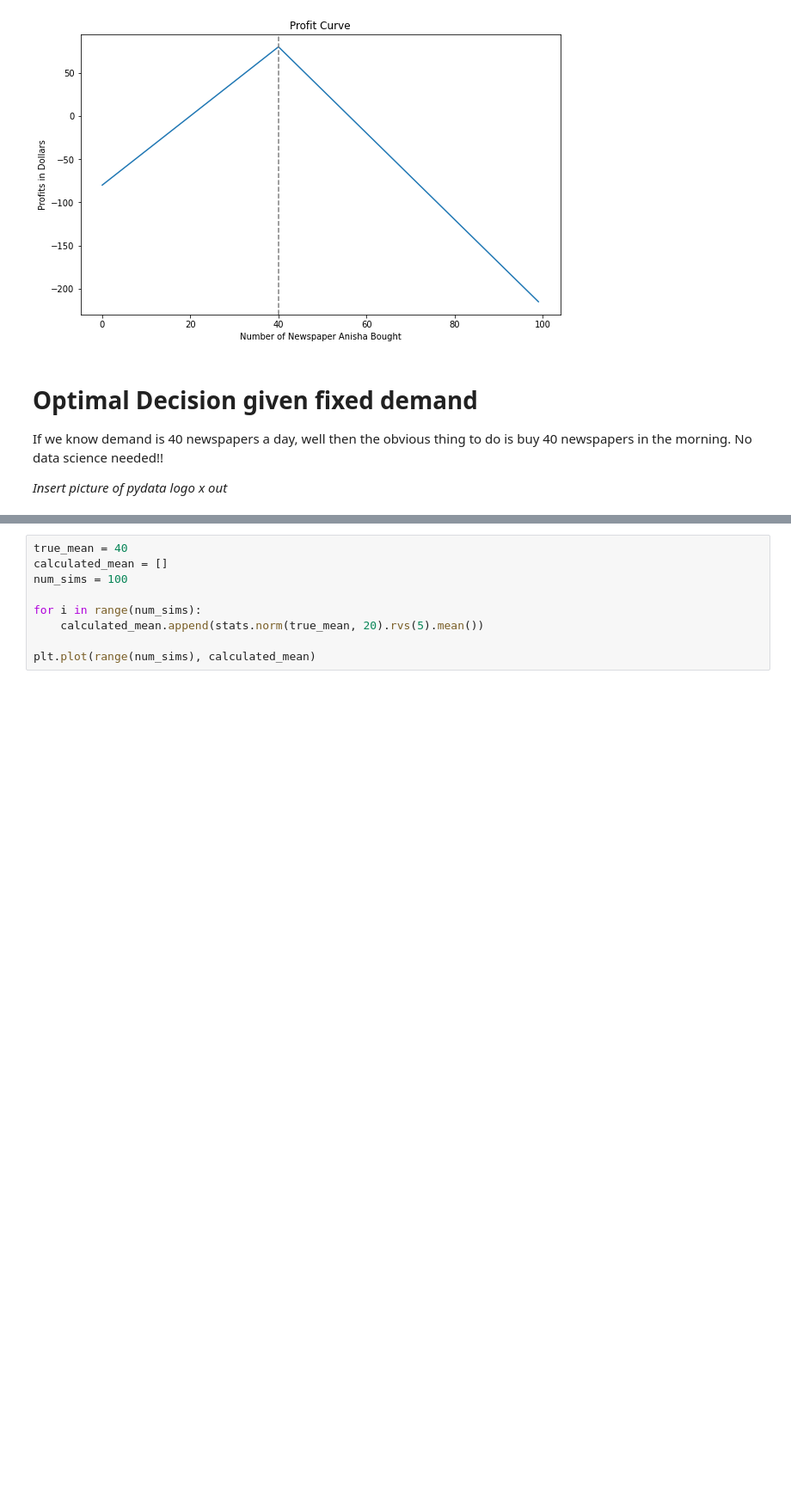
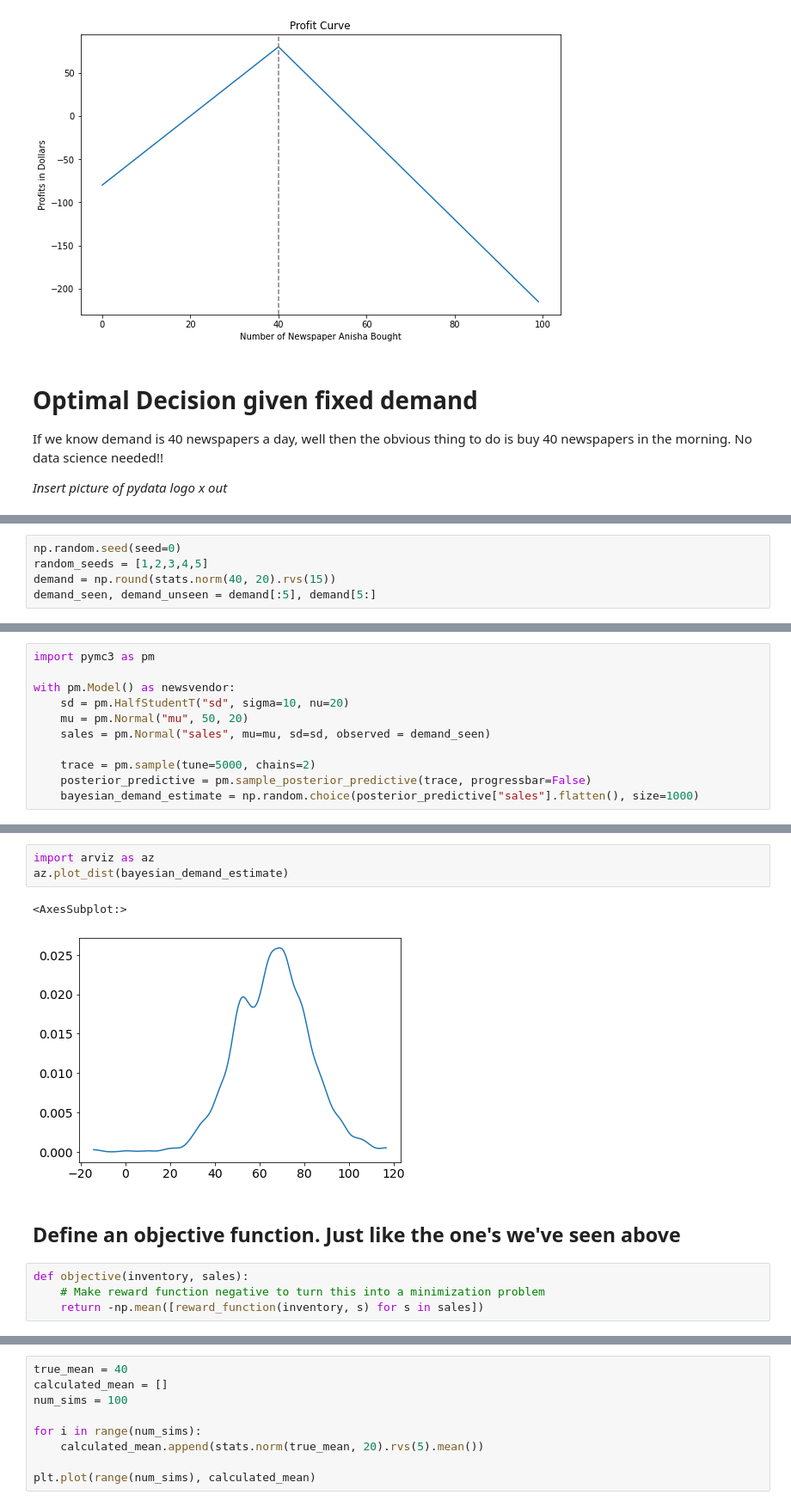
Before and after one commit to canyon289/PyDataGlobal_2020, a Jupyter notebook: PyDataGlobal_Ravin.ipynb, the cells around one changed output, grey strips where cells are left out. Shown: that part at 86% size. Drawn from its saved outputs; the diff is of its cells as text; blank space fills up the shorter version.

```diff
--- a/InferenceData_Stancon2020_en.ipynb
+++ b/PyDataGlobal_Ravin.ipynb
@@ -218,0 +226,5 @@ What if the demand is random though? How do we know how many newspapers to buy?
+# %%
+np.random.seed(seed=0)
+random_seeds = [1,2,3,4,5]
+demand = np.round(stats.norm(40, 20).rvs(15))
+demand_seen, demand_unseen = demand[:5], demand[5:]
@@ -218,0 +259,11 @@ What if the demand is random though? How do we know how many newspapers to buy?
+# %%
+import pymc3 as pm
+
+with pm.Model() as newsvendor:
+    sd = pm.HalfStudentT("sd", sigma=10, nu=20)
+    mu = pm.Normal("mu", 50, 20)
+    sales = pm.Normal("sales", mu=mu, sd=sd, observed = demand_seen)
+
+    trace = pm.sample(tune=5000, chains=2)
+    posterior_predictive = pm.sample_posterior_predictive(trace, progressbar=False)
+    bayesian_demand_estimate = np.random.choice(posterior_predictive["sales"].flatten(), size=1000)
@@ -218,0 +277,12 @@ What if the demand is random though? How do we know how many newspapers to buy?
+# %%
+import arviz as az
+az.plot_dist(bayesian_demand_estimate)
+# %% [output]
+<AxesSubplot:>
+[figure, added]
+# %% [markdown]
+## Define an objective function. Just like the one's we've seen above
+# %%
+def objective(inventory, sales):
+    # Make reward function negative to turn this into a minimization problem
+    return -np.mean([reward_function(inventory, s) for s in sales])
```
Also changed, not shown: parts of 19 cells of this notebook, 2 other files.
